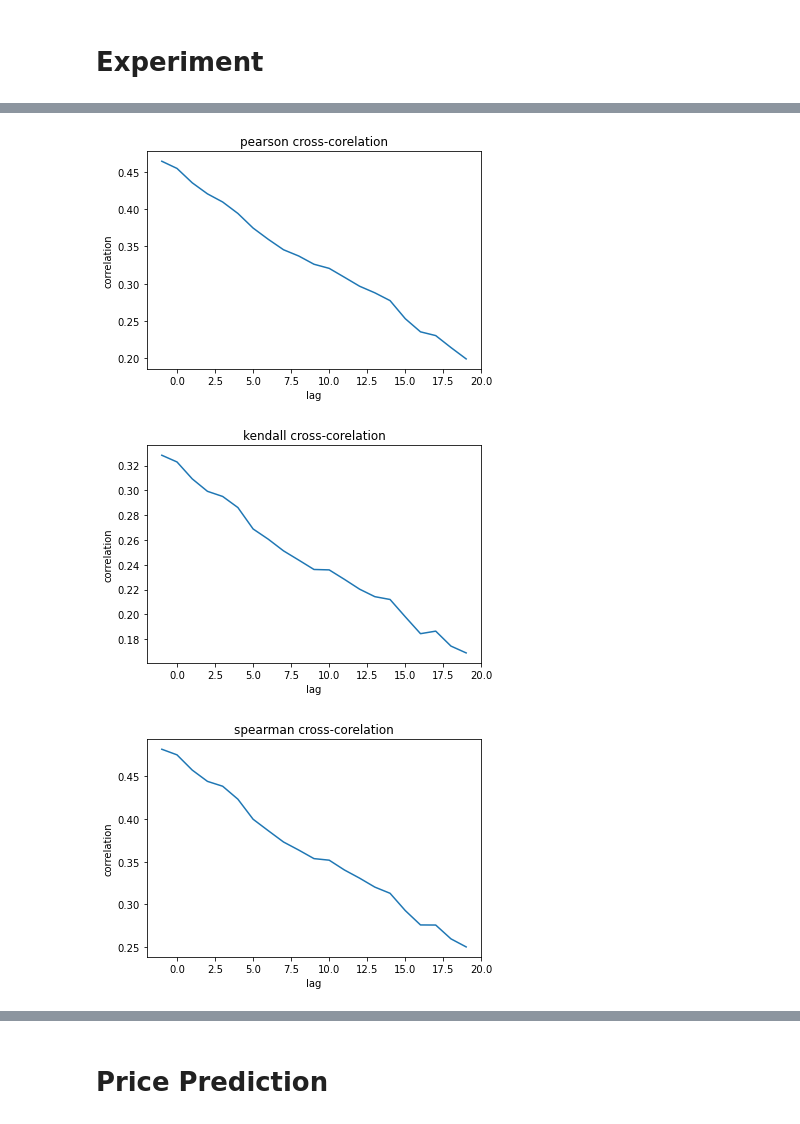
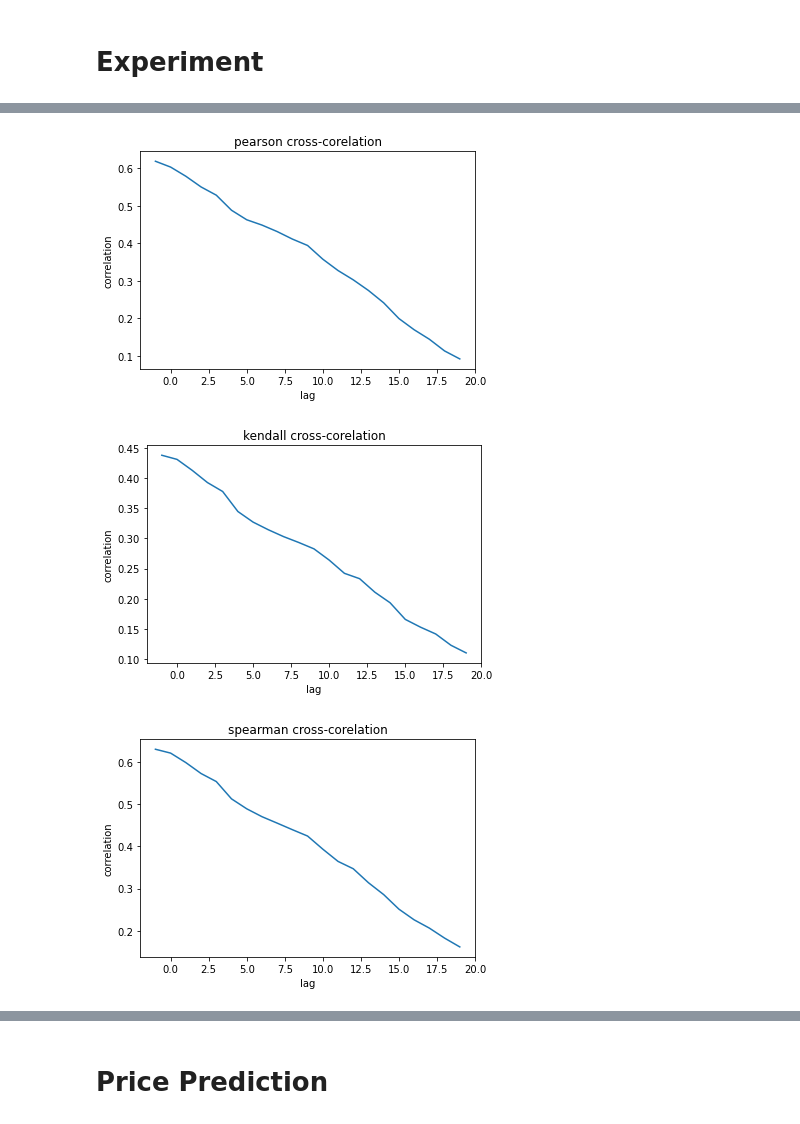
Before and after one commit to alexleong4438/crypto_price_prediction_based_on_sentiment, a Jupyter notebook: dataset/CDS590.ipynb, the cells around one changed output, grey strips where cells are left out. Cells and saved outputs as stored; diff of their text form; code cells hidden in the pictures.

```diff
--- a/dataset/CDS590.ipynb
+++ b/dataset/CDS590.ipynb
@@ -1149,0 +940,14 @@ wordnet_sentiment_df_3D.head(3)
+# %%
+#vs_user_date_aggregated_df
+vader_sentiment_df = vader_sentiment_df.groupby(['date'])['grouped_aggregated_sentiment_score'].sum().to_frame().reset_index()
+vader_sentiment_df['date'] = pd.to_datetime(vader_sentiment_df['date'])
+
+#tb_user_date_aggregated_df
+textblob_sentiment_df = textblob_sentiment_df.groupby(['date'])['grouped_aggregated_sentiment_score'].sum().to_frame().reset_index()
+textblob_sentiment_df['date'] = pd.to_datetime(textblob_sentiment_df['date'])
+
+#wn_user_date_aggregated_df
+wordnet_sentiment_df = wordnet_sentiment_df.groupby(['date'])['grouped_aggregated_sentiment_score'].sum().to_frame().reset_index()
+wordnet_sentiment_df['date'] = pd.to_datetime(wordnet_sentiment_df['date'])
+
+vader_sentiment_df.head(5)
@@ -1149,0 +976,11 @@ wordnet_sentiment_df_3D.head(3)
+# %%
+freq = '5D'
+# %%
+btc_df_daterange = btc_df.groupby(pd.Grouper(key='date', axis=0, freq=freq))['Close'].mean().to_frame().reset_index()
+btc_df_daterange["Normalize"] = btc_df_daterange['Close'] / max(btc_df_daterange['Close'].max(), abs(btc_df_daterange['Close'].min()))
+btc_df_daterange['Normalize'] = btc_df_daterange['Normalize'].astype(float)
+btc_df_daterange['Close_diff'] = btc_df_daterange['Normalize'].diff()
+btc_df_daterange['Close_derivative'] = np.gradient(btc_df_daterange['Normalize'])
+btc_df_daterange = btc_df_daterange.iloc[1: , :]
+btc_df_daterange.index = np.arange(0, len(btc_df_daterange))
+btc_df_daterange.head(3)
@@ -1149,0 +992,7 @@ wordnet_sentiment_df_3D.head(3)
+# %%
+vader_sentiment_df_daterange = vader_sentiment_df.groupby(pd.Grouper(key='date', axis=0, freq=freq)).agg({'grouped_aggregated_sentiment_score': 'mean', 'neutral': 'sum', 'positive': 'sum', 'strong positive': 'sum', 'strong negative': 'sum', 'weak positive': 'sum', 'weak negative': 'sum'}).reset_index()
+vader_sentiment_df_daterange['sentiment_score_norm'] = vader_sentiment_df_daterange['grouped_aggregated_sentiment_score'] / max(vader_sentiment_df_daterange['grouped_aggregated_sentiment_score'].max(), abs(vader_sentiment_df_daterange['grouped_aggregated_sentiment_score'].min()))
+vader_sentiment_df_daterange['sentiment_score_norm'] = vader_sentiment_df_daterange['sentiment_score_norm'].astype(float)
+vader_sentiment_df_daterange['sentiment_score_diff'] = vader_sentiment_df_daterange['sentiment_score_norm'].diff()
+vader_sentiment_df_daterange['sentiment_score_derivative'] = np.gradient(vader_sentiment_df_daterange['sentiment_score_norm'])
+vader_sentiment_df_daterange.head(3)
@@ -1176,27 +1121,27 @@ ax2.plot_date(btc_df_3D['date'], btc_df_3D["Normalize"], 'b-')
 def crosscorr(datax, datay, lag=0, method="pearson"):
     return datax.corr(datay.shift(lag), method=method)
 # %%
-xcov = [crosscorr(vader_sentiment_df_3D['sentiment_score_norm'], btc_df_3D["Normalize"], lag=i, method="pearson") for i in range(-1,20)]
+xcov = [crosscorr(vader_sentiment_df_daterange['sentiment_score_norm'], btc_df_daterange["Normalize"], lag=i, method="pearson") for i in range(-1,20)]
 plt.plot(range(-1,20), xcov)
 plt.title("pearson cross-corelation")
 plt.xlabel("lag")
 plt.ylabel("correlation")
 plt.show()
 
-xcov = [crosscorr(vader_sentiment_df_3D['sentiment_score_norm'], btc_df_3D["Normalize"], lag=i, method="kendall") for i in range(-1,20)]
+xcov = [crosscorr(vader_sentiment_df_daterange['sentiment_score_norm'], btc_df_daterange["Normalize"], lag=i, method="kendall") for i in range(-1,20)]
 plt.plot(range(-1,20), xcov)
 plt.title("kendall cross-corelation")
 plt.xlabel("lag")
 plt.ylabel("correlation")
 plt.show()
 
-xcov = [crosscorr(vader_sentiment_df_3D['sentiment_score_norm'], btc_df_3D["Normalize"], lag=i, method="spearman") for i in range(-1,20)]
+xcov = [crosscorr(vader_sentiment_df_daterange['sentiment_score_norm'], btc_df_daterange["Normalize"], lag=i, method="spearman") for i in range(-1,20)]
 plt.plot(range(-1,20), xcov)
 plt.title("spearman cross-corelation")
 plt.xlabel("lag")
 plt.ylabel("correlation")
 plt.show()
 # %% [output]
-[figure, old version]
+[figure, new version]
-[figure, old version]
+[figure, new version]
-[figure, old version]
+[figure, new version]
```
Also changed, not shown: parts of 103 cells of this notebook.
